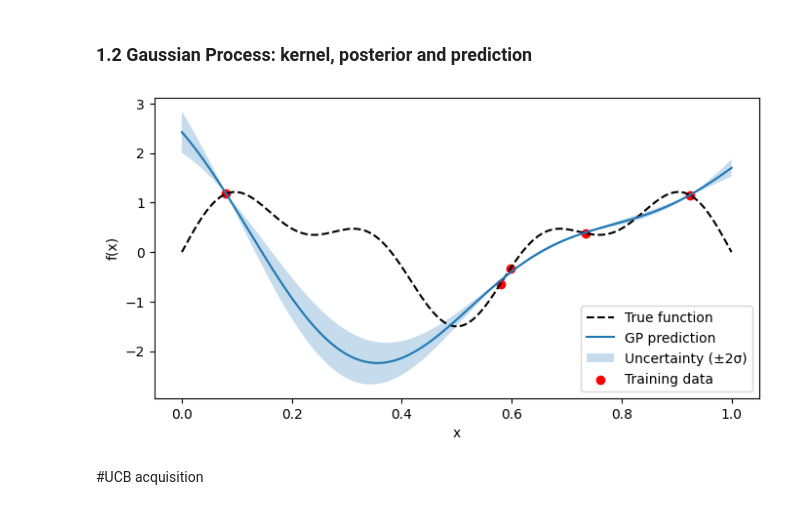
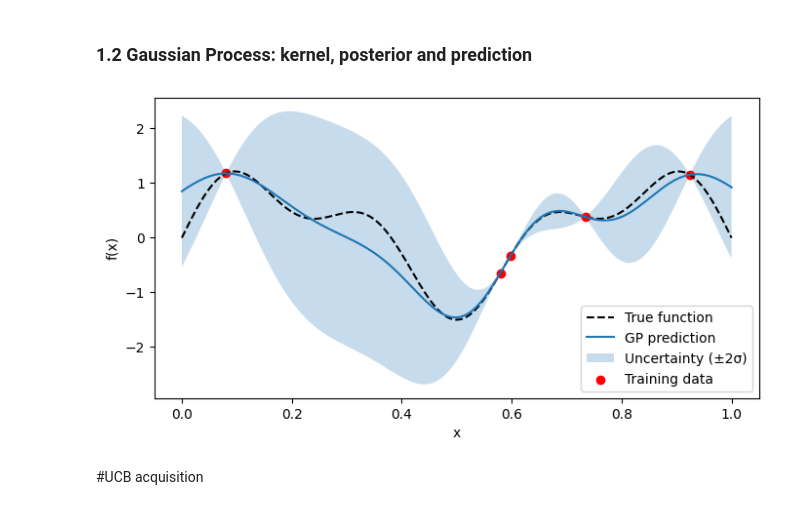
Before and after one commit to TejasDharmale/Bayesian-machine-learning-assignment, a Jupyter notebook: Bayesian_machine_learning_project.ipynb, the cells around one changed output. Cells and saved outputs as stored; diff of their text form; code cells hidden in the pictures.

```diff
--- a/Bayesian_machine_learning_project.ipynb
+++ b/Bayesian_machine_learning_project.ipynb
@@ -71,36 +71,36 @@ def gp_posterior(train_data, X_test, kernel, params, obs_noise=0.01):
 
 
 # Set kernel parameters
-params = (jnp.array([0.3]), jnp.array([1.0]))
+params = (jnp.array([0.1]), jnp.array([1.0]))
 
 # Predict the mean and uncertainty
 mu, cov = gp_posterior((X, y), X_test, k_SE, params)
 
 # Calculate standard deviation
 sigma = jnp.sqrt(jnp.clip(jnp.diag(cov), 0.0))
 
 
 fig, ax = plt.subplots(figsize=(8, 4))
 
 ax.plot(X_test[:, 0], f(X_test), 'k--', label='True function')
 ax.plot(X_test[:, 0], mu, label='GP prediction')
 
 ax.fill_between(
     X_test[:, 0],
     mu - 2 * sigma,
     mu + 2 * sigma,
     alpha=0.25,
     label='Uncertainty (±2σ)'
 )
 
 ax.scatter(X[:, 0], y, color='red', label='Training data')
 
 ax.set_xlabel('x')
 ax.set_ylabel('f(x)')
 ax.legend()
 plt.show()
 # %% [output]
-[figure, old version]
+[figure, new version]
 # %% [markdown]
 #UCB acquisition
 # %%
```
Also changed, not shown: parts of 1 cell of this notebook.
